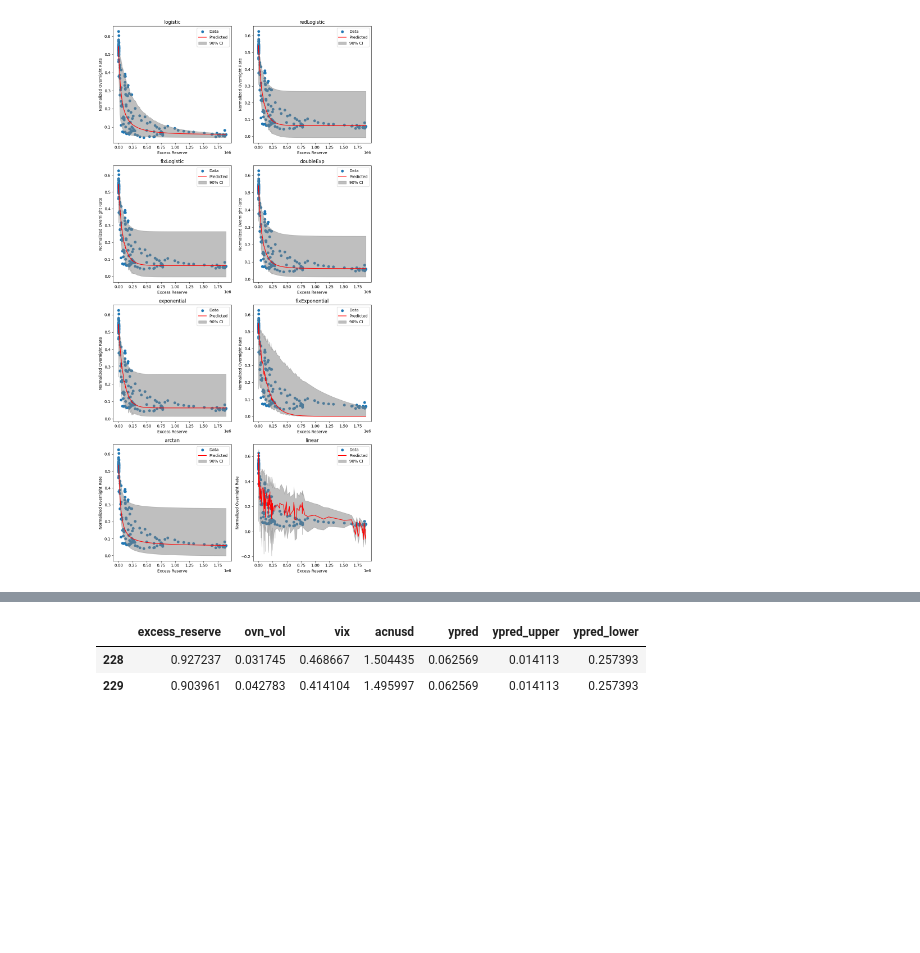
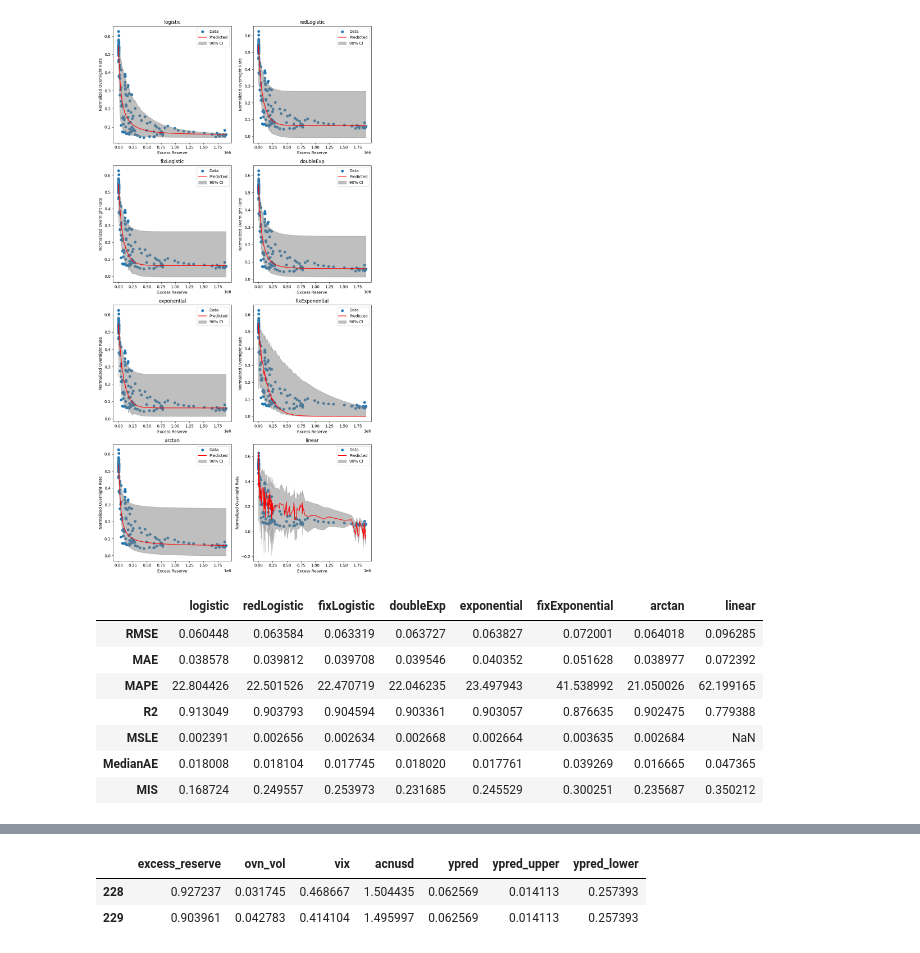
Before and after one commit to amineraboun/reserves_demand, a Jupyter notebook: notebooks/Example.ipynb, the cells around one changed output, grey strips where cells are left out. Cells and saved outputs as stored; diff of their text form; code cells hidden in the pictures; blank space fills up the shorter version.

```diff
--- a/notebooks/Example.ipynb
+++ b/notebooks/Example.ipynb
@@ -248,3 +265,14 @@ best_params = obj.fit_best_curves()
 perf_metrics_df, predictions_df, param_df = obj.compare_best_curves(CI = True)
 # %% [output]
 [figure]
+# %%
+perf_metrics_df
+# %% [output]
+|  | logistic | redLogistic | fixLogistic | doubleExp | exponential | fixExponential | arctan | linear |
+| RMSE | 0.060448 | 0.063584 | 0.063319 | 0.063727 | 0.063827 | 0.072001 | 0.064018 | 0.096285 |
+| MAE | 0.038578 | 0.039812 | 0.039708 | 0.039546 | 0.040352 | 0.051628 | 0.038977 | 0.072392 |
+| MAPE | 22.804426 | 22.501526 | 22.470719 | 22.046235 | 23.497943 | 41.538992 | 21.050026 | 62.199165 |
+| R2 | 0.913049 | 0.903793 | 0.904594 | 0.903361 | 0.903057 | 0.876635 | 0.902475 | 0.779388 |
+| MSLE | 0.002391 | 0.002656 | 0.002634 | 0.002668 | 0.002664 | 0.003635 | 0.002684 | NaN |
+| MedianAE | 0.018008 | 0.018104 | 0.017745 | 0.018020 | 0.017761 | 0.039269 | 0.016665 | 0.047365 |
+| MIS | 0.168724 | 0.249557 | 0.253973 | 0.231685 | 0.245529 | 0.300251 | 0.235687 | 0.350212 |
```
Also changed, not shown: parts of 14 cells of this notebook, 5 other files.
